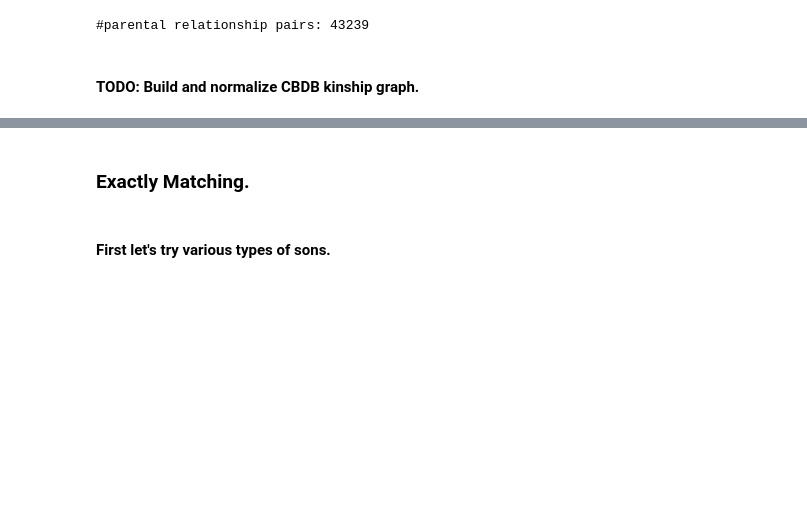
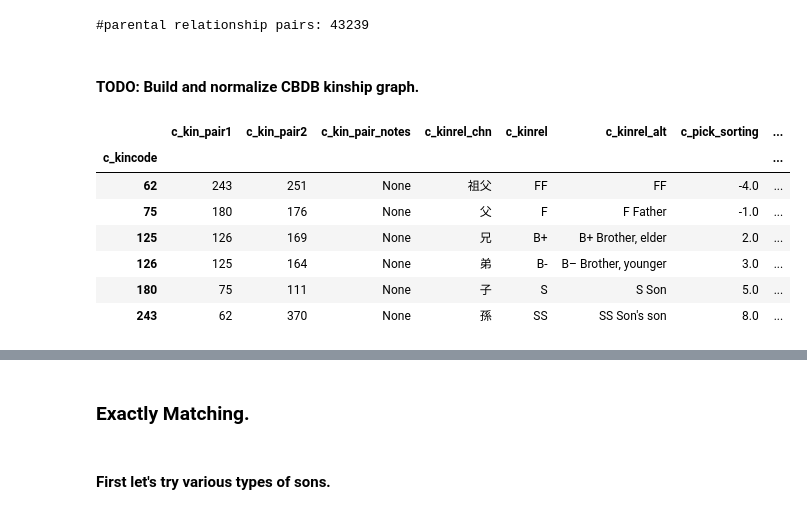
Before and after one commit to cbdb-project/CBDB_Laxmi, a Jupyter notebook: tts_cbdb_disamb/script/tts_cbdb_disamb.ipynb, the cells around one changed output, grey strips where cells are left out. Drawn from its saved outputs; the diff is of its cells as text; code cells hidden in the pictures; blank space fills up the shorter version.

```diff
--- a/tts_cbdb_disamb/script/tts_cbdb_disamb.ipynb
+++ b/tts_cbdb_disamb/script/tts_cbdb_disamb.ipynb
@@ -223,3 +223,23 @@ print('#parental relationship pairs:', num)
 #parental relationship pairs: 43239
 # %% [markdown]
 #### TODO: Build and normalize CBDB kinship graph.
+# %%
+df_kinship_codes[(df_kinship_codes.c_kinrel_chn=='父')|
+                 (df_kinship_codes.c_kinrel_chn=='祖父')|
+                 (df_kinship_codes.c_kinrel_chn=='曾祖父')|
+                 (df_kinship_codes.c_kinrel_chn=='子')|
+                 (df_kinship_codes.c_kinrel_chn=='孫')|
+                 (df_kinship_codes.c_kinrel_chn=='曾孫')|
+                 (df_kinship_codes.c_kinrel_chn=='玄孫')|
+                 (df_kinship_codes.c_kinrel_chn=='弟')|
+                 (df_kinship_codes.c_kinrel_chn=='兄')
+                ]
+# %% [output]
+|  | c_kin_pair1 | c_kin_pair2 | c_kin_pair_notes | c_kinrel_chn | c_kinrel | c_kinrel_alt | c_pick_sorting | ... |
+| c_kincode |  |  |  |  |  |  |  | ... |
+| 62 | 243 | 251 | None | 祖父 | FF | FF | -4.0 | ... |
+| 75 | 180 | 176 | None | 父 | F | F Father | -1.0 | ... |
+| 125 | 126 | 169 | None | 兄 | B+ | B+ Brother, elder | 2.0 | ... |
+| 126 | 125 | 164 | None | 弟 | B- | B– Brother, younger | 3.0 | ... |
+| 180 | 75 | 111 | None | 子 | S | S Son | 5.0 | ... |
+| 243 | 62 | 370 | None | 孫 | SS | SS Son's son | 8.0 | ... |
```
Also changed, not shown: parts of 25 cells of this notebook, 1 other file.
